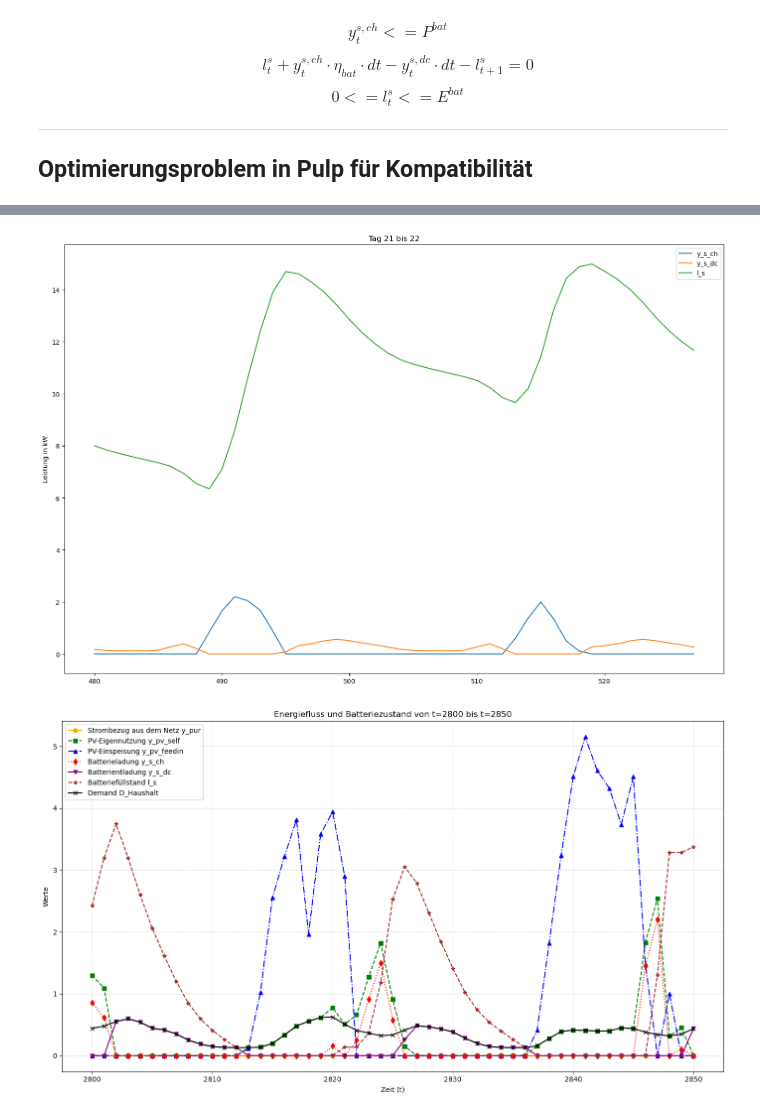
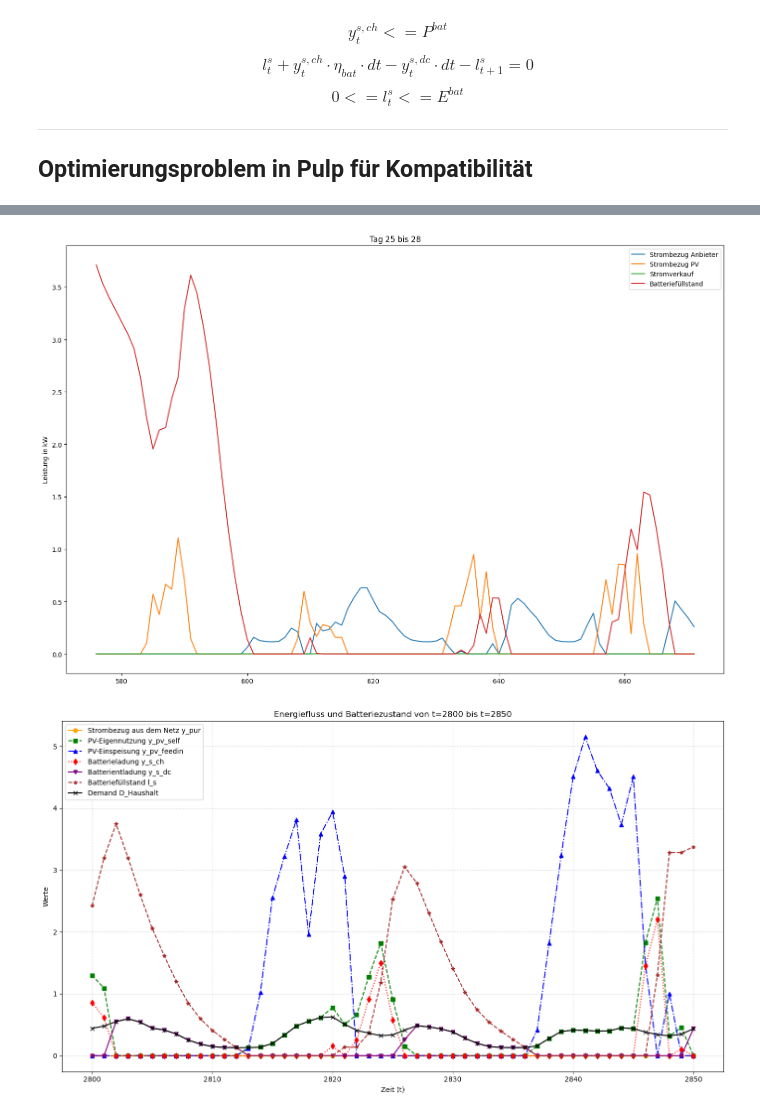
Before and after one commit to Julian3721/heatpump-operation-optimization, a Jupyter notebook: main.ipynb, the cells around one changed output, grey strips where cells are left out. Drawn from its saved outputs; the diff is of its cells as text; code cells hidden in the pictures.

Commit message:
calculations + graphs + layout + logic

```diff
--- a/main.ipynb
+++ b/main.ipynb
@@ -647,29 +642,29 @@ Kosten: -98.64 €
 # %%
 data = {
     'Zeit': list(range(T)),
-    'y_pur': [y_pur[t].varValue for t in range(T)],
-    'y_pv_self': [y_pv_self[t].varValue for t in range(T)],
-    'y_pv_feedin': [y_pv_feedin[t].varValue for t in range(T)],
-    'y_s_ch': [y_s_ch[t].varValue for t in range(T)],
-    'y_s_dc': [y_s_dc[t].varValue for t in range(T)],
-    'l_s': [l_s[t].varValue for t in range(T)]
+    'Strombezug Anbieter': [y_pur[t].varValue for t in range(T)],
+    'Strombezug PV': [y_pv_self[t].varValue for t in range(T)],
+    'Stromverkauf': [y_pv_feedin[t].varValue for t in range(T)],
+    'Laden Batterie': [y_s_ch[t].varValue for t in range(T)],
+    'Entladen Batterie': [y_s_dc[t].varValue for t in range(T)],
+    'Batteriefüllstand': [l_s[t].varValue for t in range(T)]
 }
 
 df_basis = pd.DataFrame(data)
 
-day = 21
-days = 2
+day = 25
+days = 4
 
 fig, (ax1) = plt.subplots(1, figsize=(15, 10))
 
-df_basis[(day - 1) * 24:((day - 1) * 24) + days * 24 ][[ "y_s_ch", "y_s_dc", "l_s"]].plot(ax=ax1)
+df_basis[(day - 1) * 24:((day - 1) * 24) + days * 24 ][["Strombezug Anbieter", "Strombezug PV", "Stromverkauf", "Batteriefüllstand"]].plot(ax=ax1)
 ax1.set_ylabel("Leistung in kW")
 ax1.set_title(f"Tag {day} bis {day + days - 1}")
 
 plt.tight_layout()
 plt.show()
 # %% [output]
-[figure, old version]
+[figure, new version]
 # %%
 # Werte extrahieren
 y_pur_values = [y_pur[t].varValue for t in range(T)]
```
Also changed, not shown: parts of 7 cells of this notebook, 3 other files.
